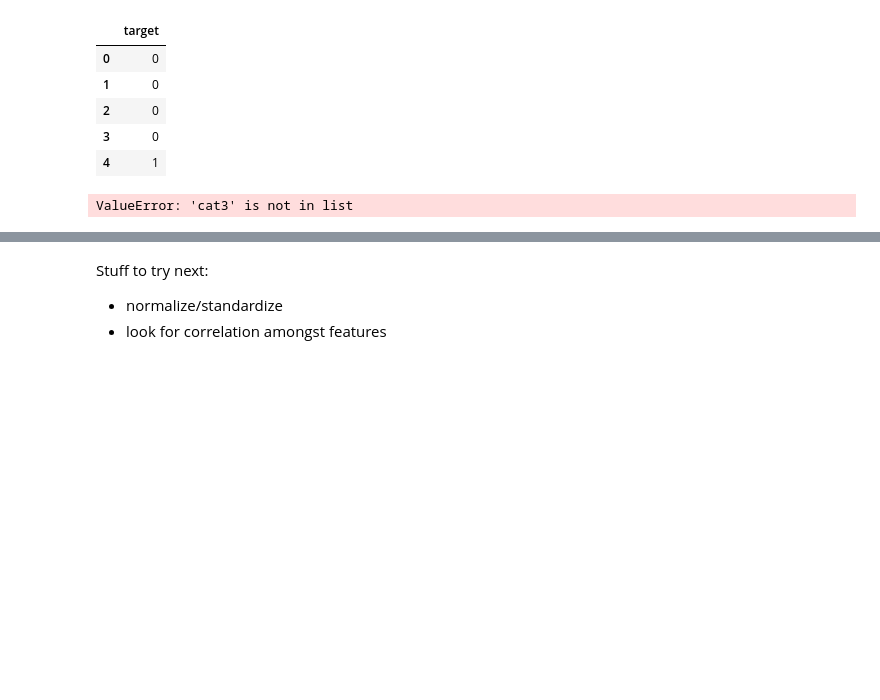
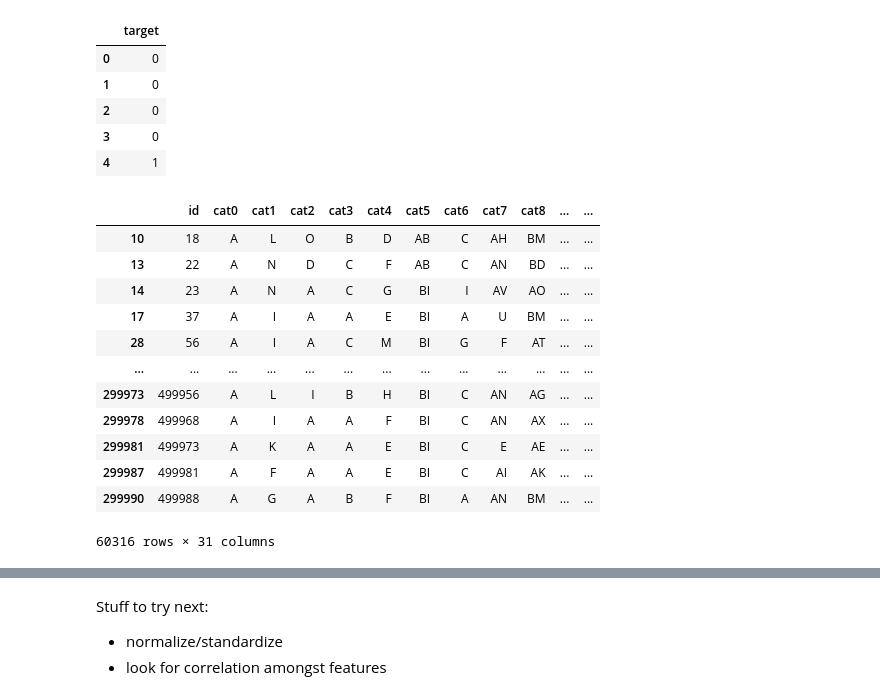
Before and after one commit to mathmastin/kaggle_march_2021, a Jupyter notebook: mmastin_scratch.ipynb, the cells around one changed output, grey strips where cells are left out. Cells and saved outputs as stored; diff of their text form; code cells hidden in the pictures; blank space fills up the shorter version.

```diff
--- a/mmastin_scratch.ipynb
+++ b/mmastin_scratch.ipynb
@@ -75,13 +76,32 @@ train_labels.head()
 | 2 | 0 |
 | 3 | 0 |
 | 4 | 1 |
+# %%
+msk = np.random.rand(len(train_data)) < 0.8
+holdout_set = train_data[~msk]
+holdout_set_target = train_labels[~msk]
+train_set = train_data[msk]
+train_set_target = train_labels[msk]
+# %%
+holdout_set
+# %% [output]
+|  | id | cat0 | cat1 | cat2 | cat3 | cat4 | cat5 | cat6 | cat7 | cat8 | ... | ... |
+| 10 | 18 | A | L | O | B | D | AB | C | AH | BM | ... | ... |
+| 13 | 22 | A | N | D | C | F | AB | C | AN | BD | ... | ... |
+| 14 | 23 | A | N | A | C | G | BI | I | AV | AO | ... | ... |
+| 17 | 37 | A | I | A | A | E | BI | A | U | BM | ... | ... |
+| 28 | 56 | A | I | A | C | M | BI | G | F | AT | ... | ... |
+| ... | ... | ... | ... | ... | ... | ... | ... | ... | ... | ... | ... | ... |
+| 299973 | 499956 | A | L | I | B | H | BI | C | AN | AG | ... | ... |
+| 299978 | 499968 | A | I | A | A | F | BI | C | AN | AX | ... | ... |
+| 299981 | 499973 | A | K | A | A | E | BI | C | E | AE | ... | ... |
+| 299987 | 499981 | A | F | A | A | E | BI | C | AI | AK | ... | ... |
+| 299990 | 499988 | A | G | A | B | F | BI | A | AN | BM | ... | ... |
+60316 rows × 31 columns
 # %%
-
-
-train_pool = Pool(train_data.drop(['id', 'cat13', 'cat3'], axis=1),
-                  train_labels, cat_features=categorical_features)
+train_pool = Pool(train_set.drop(['id'], axis=1),
+                  train_set_target, cat_features=categorical_features)
+holdout_pool = Pool(holdout_set, cat_features=categorical_features)
-# %% [output]
-ValueError: 'cat3' is not in list
 # %%
 test_pool = Pool(test_data, cat_features=categorical_features)
 # %%
```
Also changed, not shown: parts of 9 cells of this notebook, 1 other file.
